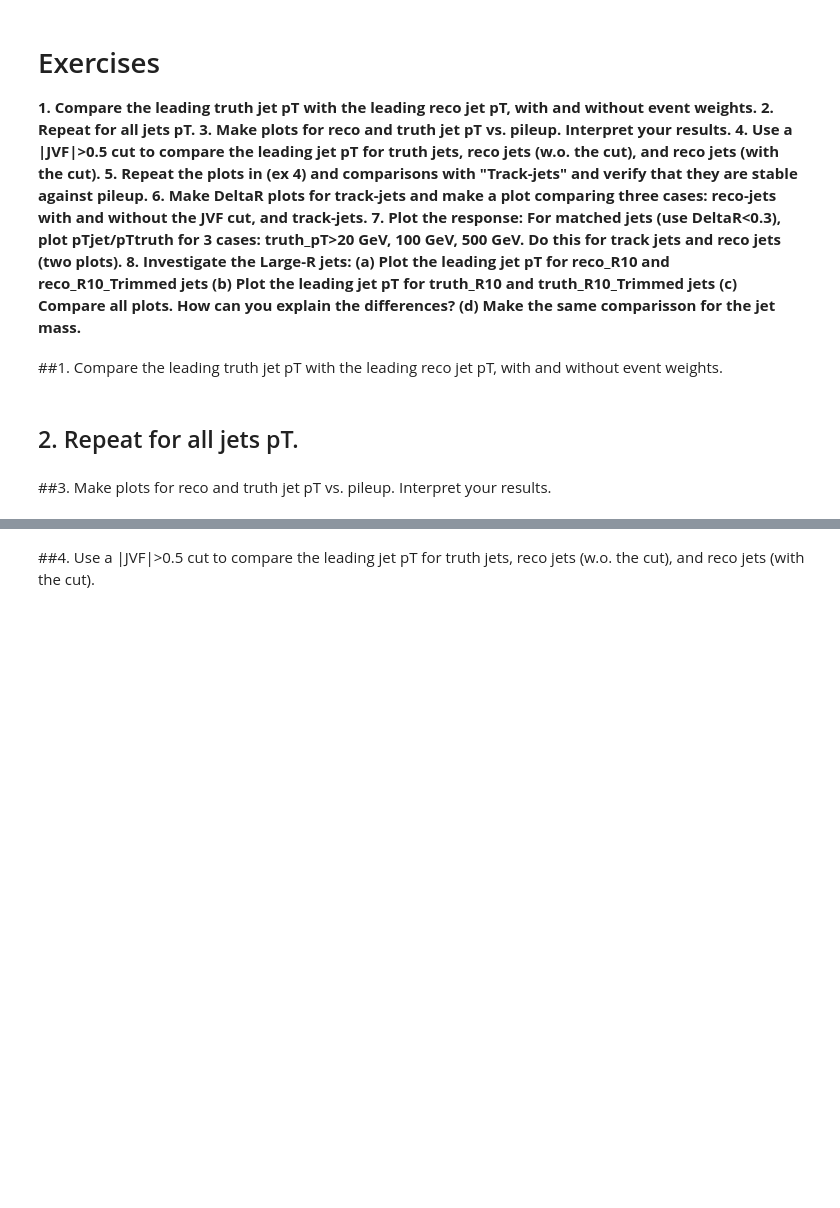
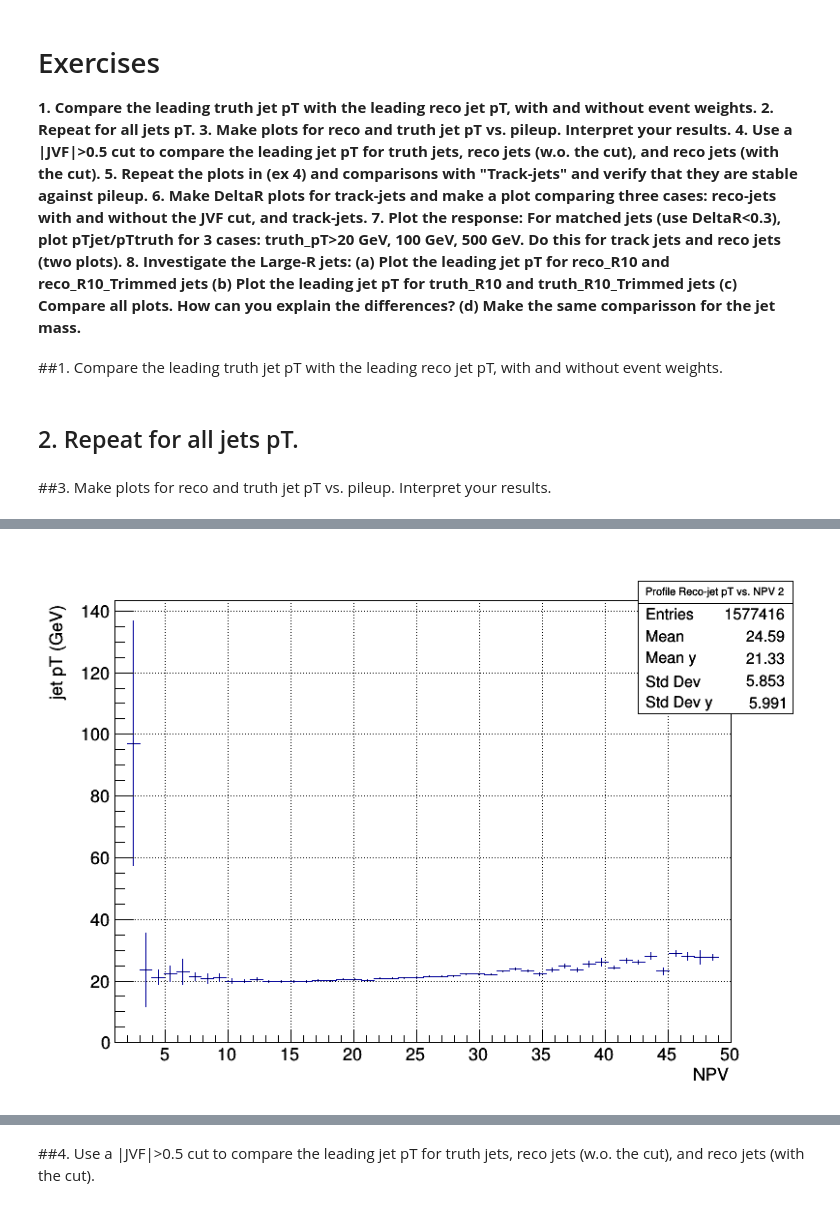
Before and after one commit to cfrc2694/HEP_Exercises, a Jupyter notebook: 02_Jets.ipynb, the cells around one changed output, grey strips where cells are left out. Cells and saved outputs as stored; diff of their text form; code cells hidden in the pictures; blank space fills up the shorter version.

```diff
--- a/02_Jets.ipynb
+++ b/02_Jets.ipynb
@@ -261,0 +320,5 @@ canvas2.Draw();
+# %%
+prof_reco_jetpt_npv.Draw("")
+canvas3.Draw()
+# %% [output]
+[figure, added]
```
Also changed, not shown: parts of 13 cells of this notebook.
